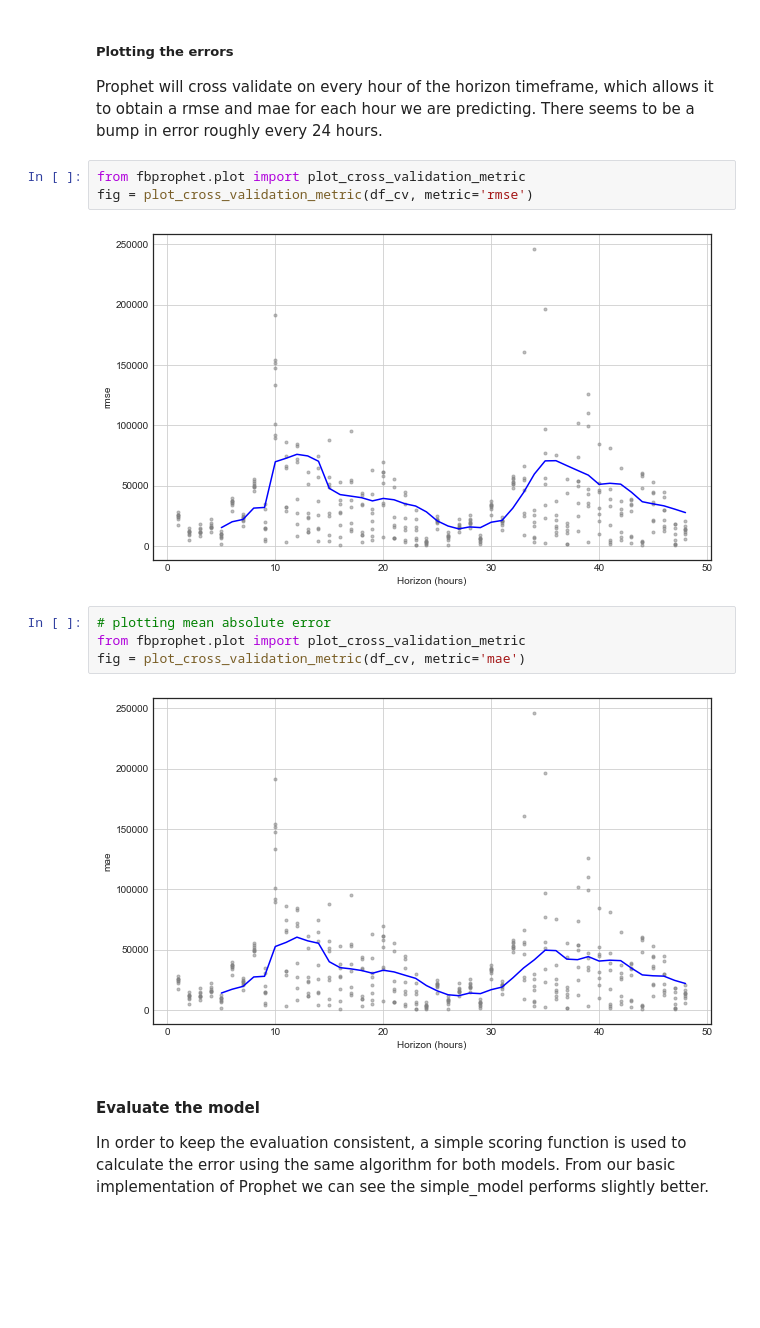
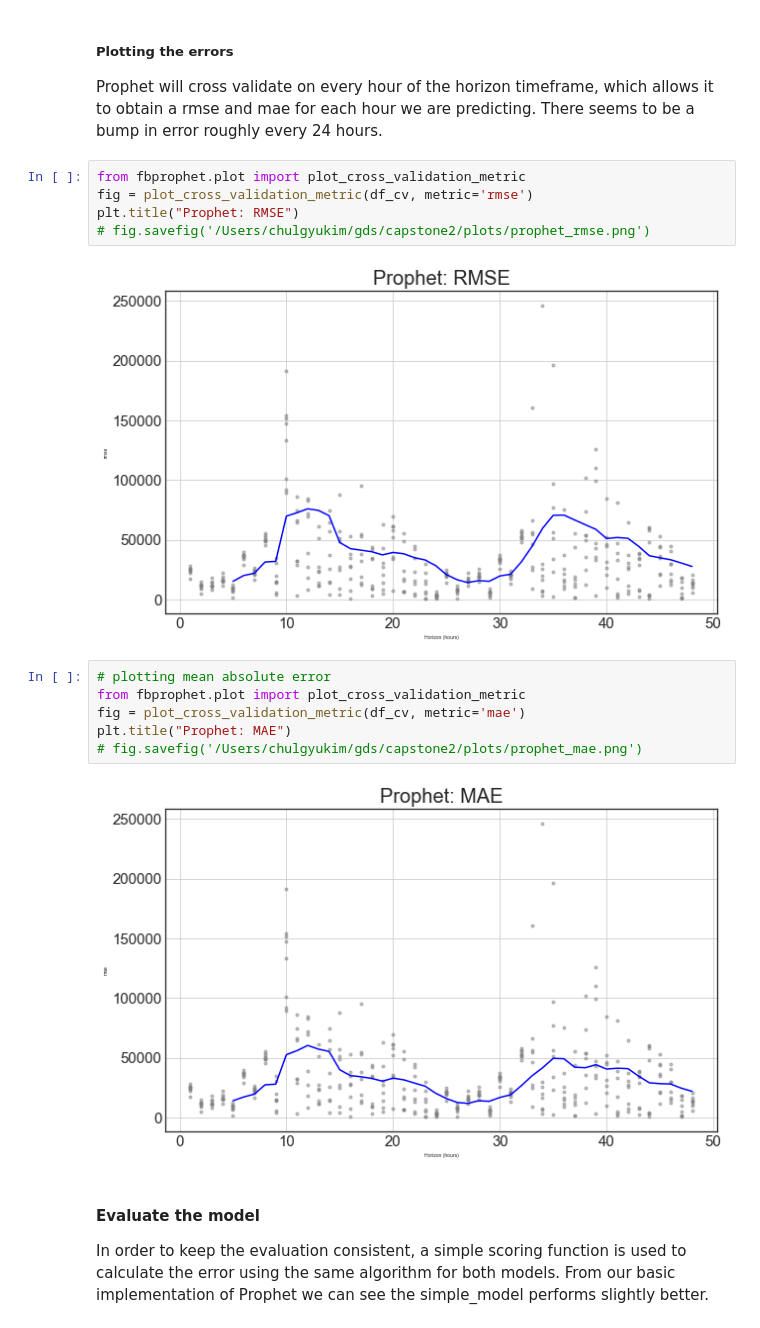
Before and after one commit to chul0717/capstone2, a Jupyter notebook: src/notebook.ipynb, the cells around one changed output. Cells and saved outputs as stored; diff of their text form; blank space fills up the shorter version.

```diff
--- a/src/notebook.ipynb
+++ b/src/notebook.ipynb
@@ -656,14 +657,18 @@ Prophet will cross validate on every hour of the horizon timeframe, which allows
 # %%
 from fbprophet.plot import plot_cross_validation_metric
 fig = plot_cross_validation_metric(df_cv, metric='rmse')
+plt.title("Prophet: RMSE")
+# fig.savefig('/Users/chulgyukim/gds/capstone2/plots/prophet_rmse.png')
 # %% [output]
-[figure, old version]
+[figure, new version]
 # %%
 # plotting mean absolute error
 from fbprophet.plot import plot_cross_validation_metric
 fig = plot_cross_validation_metric(df_cv, metric='mae')
+plt.title("Prophet: MAE")
+# fig.savefig('/Users/chulgyukim/gds/capstone2/plots/prophet_mae.png')
 # %% [output]
-[figure, old version]
+[figure, new version]
 # %% [markdown]
 #### Evaluate the model
 In order to keep the evaluation consistent, a simple scoring function is used to calculate the error using the same algorithm for both models. From our basic implementation of Prophet we can see the simple_model performs slightly better.
```
Also changed, not shown: parts of 22 cells of this notebook.
